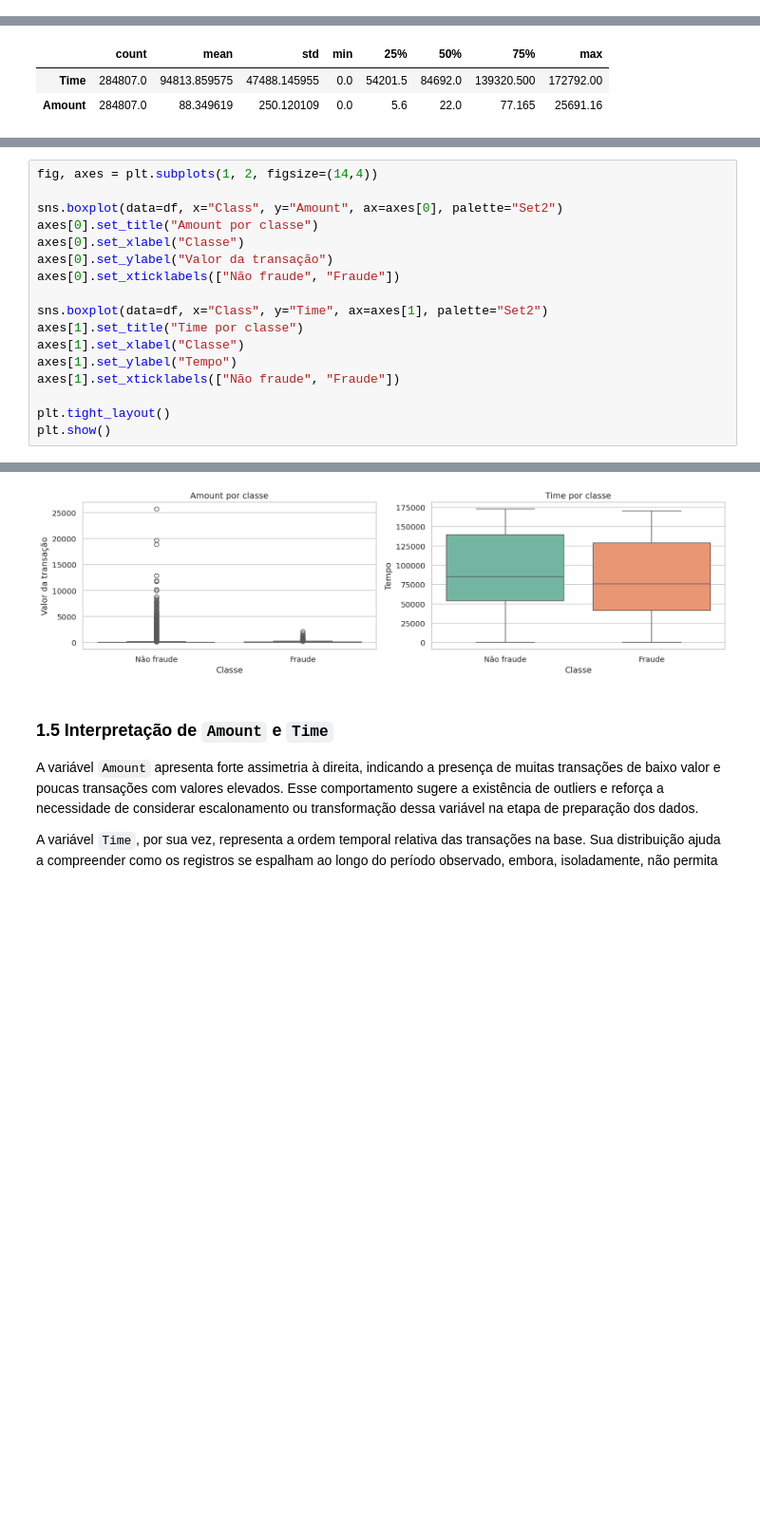
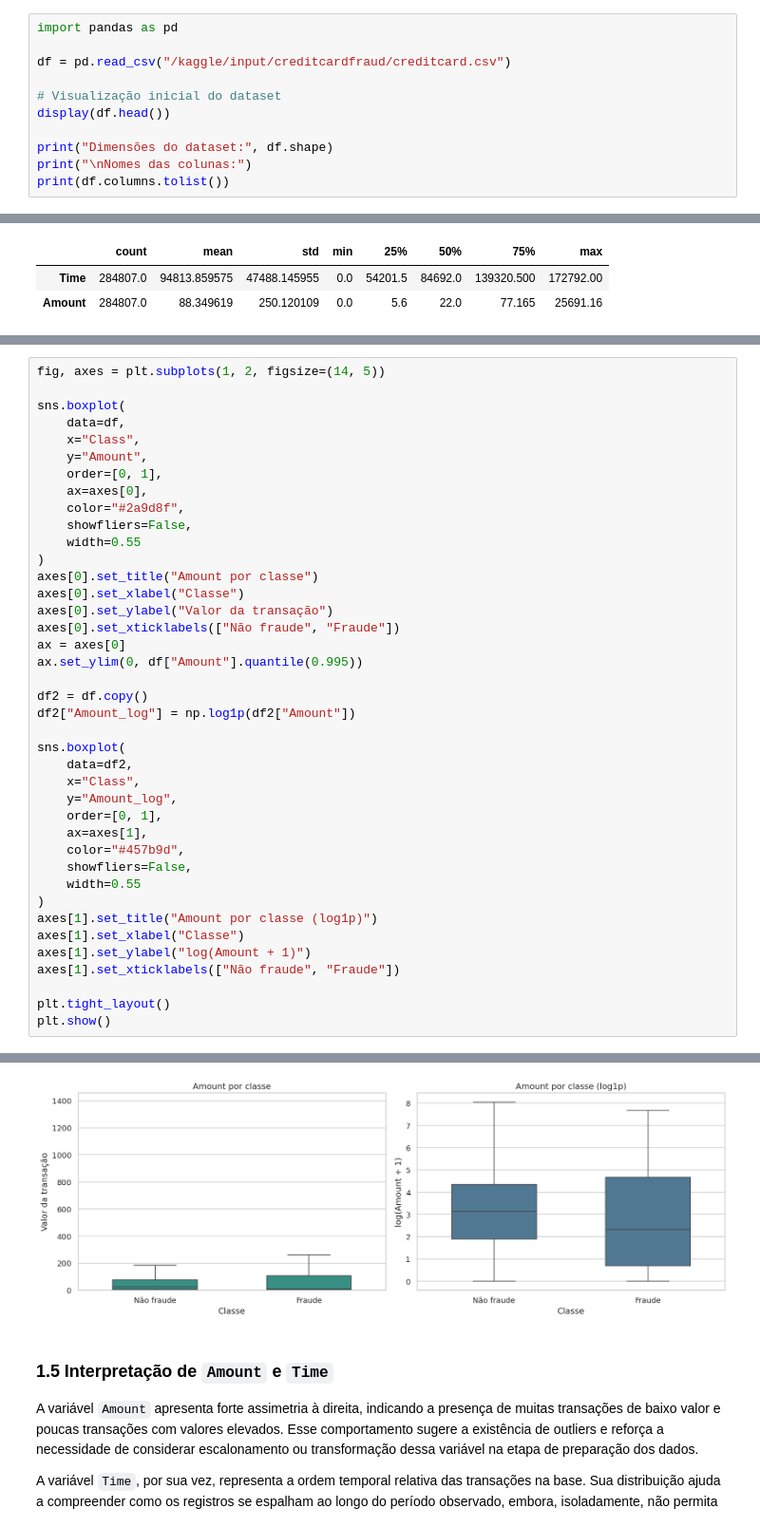
Before and after one commit to ligia-soares-ds/credit-card-fraud, a Jupyter notebook: fraude_cartao_mvp.ipynb, the cells around one changed output, grey strips where cells are left out. Shown at 95% size. Saved outputs shown, nothing was run; the diff lists cells and outputs as text; blank space fills up the shorter version.

```diff
--- a/fraude_cartao_mvp.ipynb
+++ b/fraude_cartao_mvp.ipynb
@@ -84,3 +60,14 @@ Nomes das colunas:
 ### 1.1 Estrutura dos dados
 
 A seguir, são analisados os tipos das variáveis e a existência de valores ausentes. Essa verificação é importante para identificar possíveis problemas de qualidade dos dados antes da modelagem.
+# %%
+import pandas as pd
+
+df = pd.read_csv("/kaggle/input/creditcardfraud/creditcard.csv")
+
+# Visualização inicial do dataset
+display(df.head())
+
+print("Dimensões do dataset:", df.shape)
+print("\nNomes das colunas:")
+print(df.columns.tolist())
@@ -190,16 +233,39 @@ plt.show()
 # %%
-fig, axes = plt.subplots(1, 2, figsize=(14,4))
+fig, axes = plt.subplots(1, 2, figsize=(14, 5))
 
-sns.boxplot(data=df, x="Class", y="Amount", ax=axes[0], palette="Set2")
+sns.boxplot(
+    data=df,
+    x="Class",
+    y="Amount",
+    order=[0, 1],
+    ax=axes[0],
+    color="#2a9d8f",
+    showfliers=False,
+    width=0.55
+)
 axes[0].set_title("Amount por classe")
 axes[0].set_xlabel("Classe")
 axes[0].set_ylabel("Valor da transação")
 axes[0].set_xticklabels(["Não fraude", "Fraude"])
+ax = axes[0]
+ax.set_ylim(0, df["Amount"].quantile(0.995))
 
-sns.boxplot(data=df, x="Class", y="Time", ax=axes[1], palette="Set2")
-axes[1].set_title("Time por classe")
+df2 = df.copy()
+df2["Amount_log"] = np.log1p(df2["Amount"])
+
+sns.boxplot(
+    data=df2,
+    x="Class",
+    y="Amount_log",
+    order=[0, 1],
+    ax=axes[1],
+    color="#457b9d",
+    showfliers=False,
+    width=0.55
+)
+axes[1].set_title("Amount por classe (log1p)")
 axes[1].set_xlabel("Classe")
-axes[1].set_ylabel("Tempo")
+axes[1].set_ylabel("log(Amount + 1)")
 axes[1].set_xticklabels(["Não fraude", "Fraude"])
 
 plt.tight_layout()
@@ -215,4 +274,4 @@ Passing `palette` without assigning `hue` is deprecated and will be removed in v
-[figure, old version]
+[figure, new version]
 # %% [markdown]
 ### 1.5 Interpretação de `Amount` e `Time`
 
```
Also changed, not shown: parts of 21 cells of this notebook.
